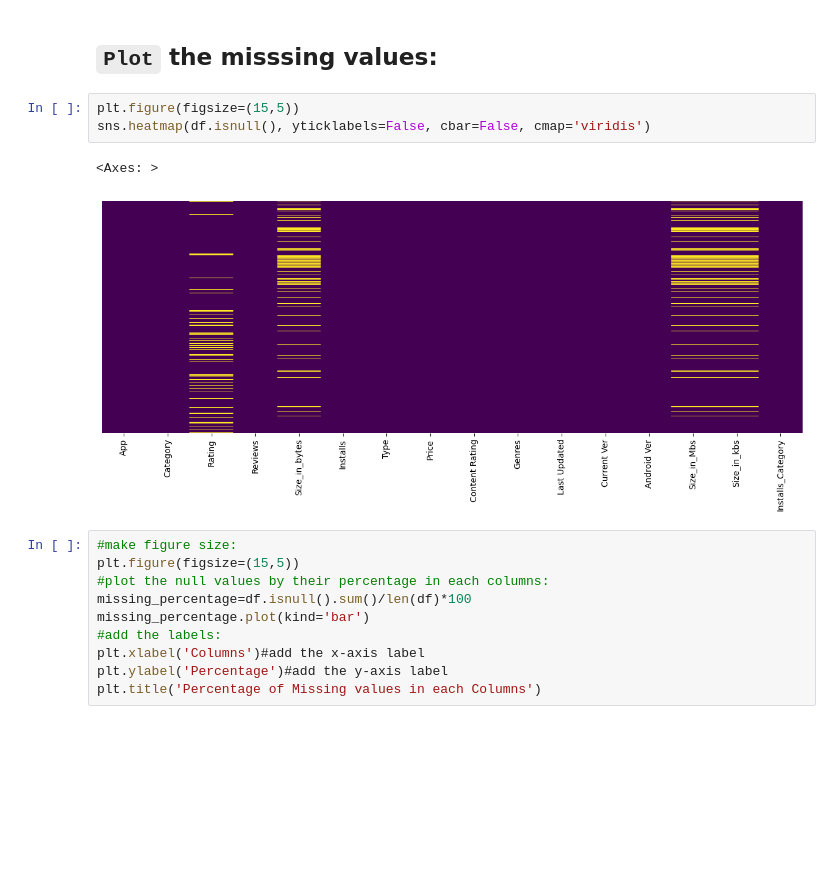
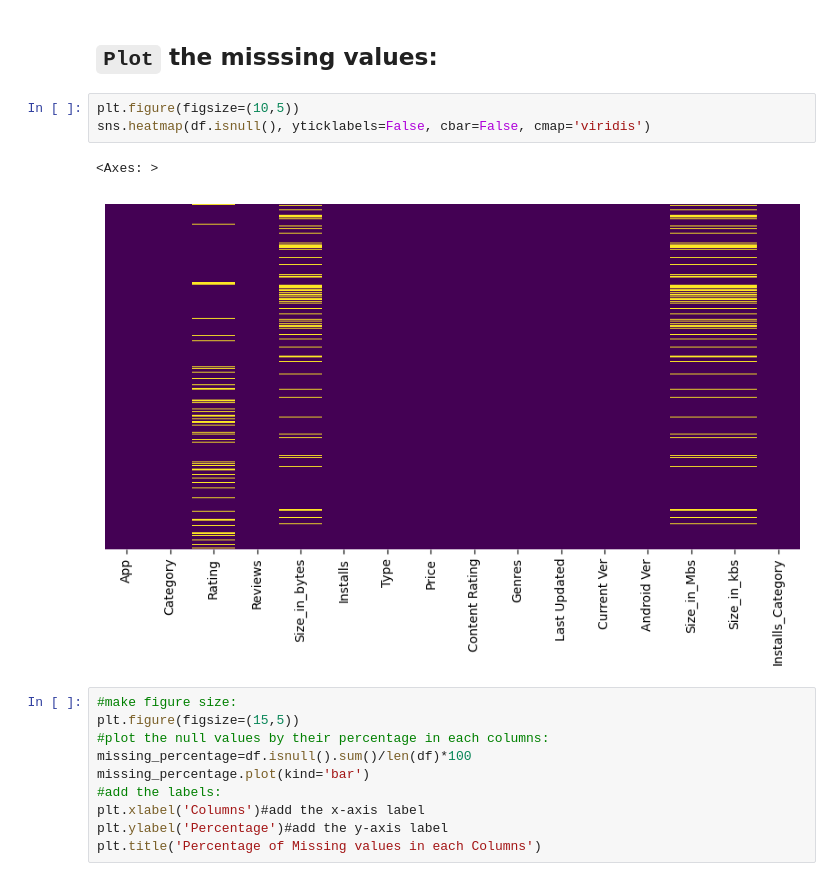
Before and after one commit to summaiyazafar/Learning, a Jupyter notebook: Practice/Python/Complete_EDA/03_Google_play_store_data.ipynb, the cells around one changed output. Drawn from its saved outputs; the diff is of its cells as text; blank space fills up the shorter version.

```diff
--- a/Practice/Python/Complete_EDA/Pandas_tips_and_tricks/outputs/03_Google_play_store_data.ipynb
+++ b/Practice/Python/Complete_EDA/03_Google_play_store_data.ipynb
@@ -500,11 +500,11 @@ np.int64(6577)
 # %% [markdown]
 ## `Plot` the misssing values:
 # %%
-plt.figure(figsize=(15,5))
+plt.figure(figsize=(10,5))
 sns.heatmap(df.isnull(), yticklabels=False, cbar=False, cmap='viridis')
 # %% [output]
 <Axes: >
-[figure, old version]
+[figure, new version]
 # %%
 #make figure size:
 plt.figure(figsize=(15,5))
```
Also changed, not shown: parts of 1 cell of this notebook, 6 other files.
